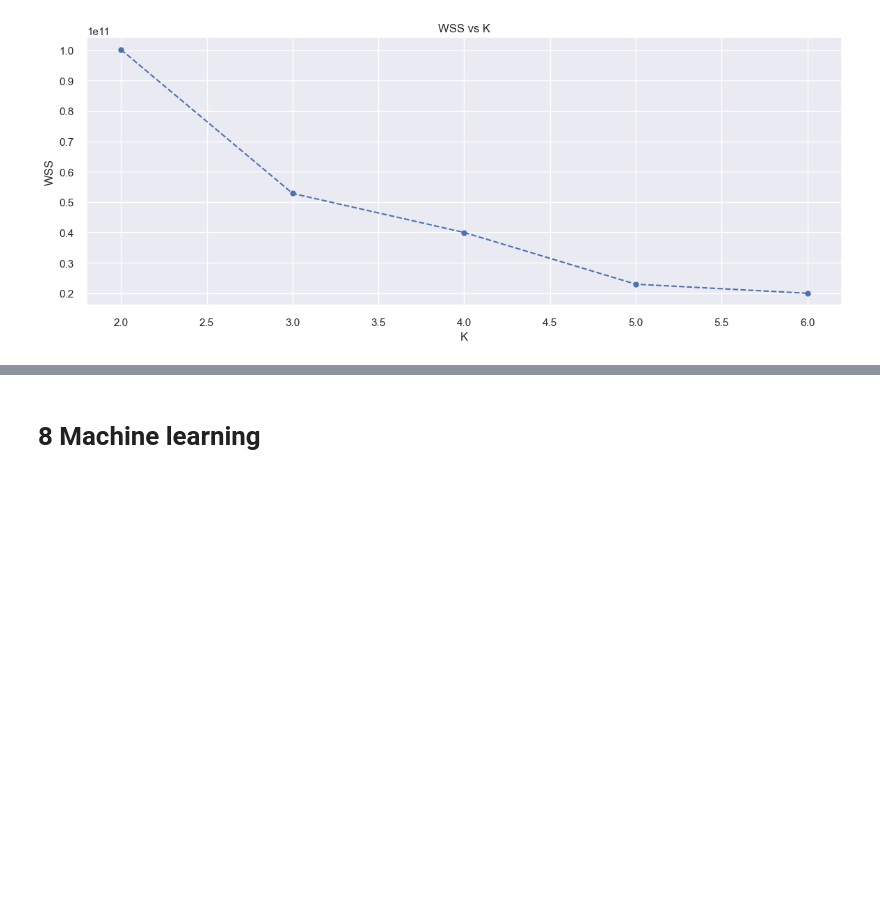
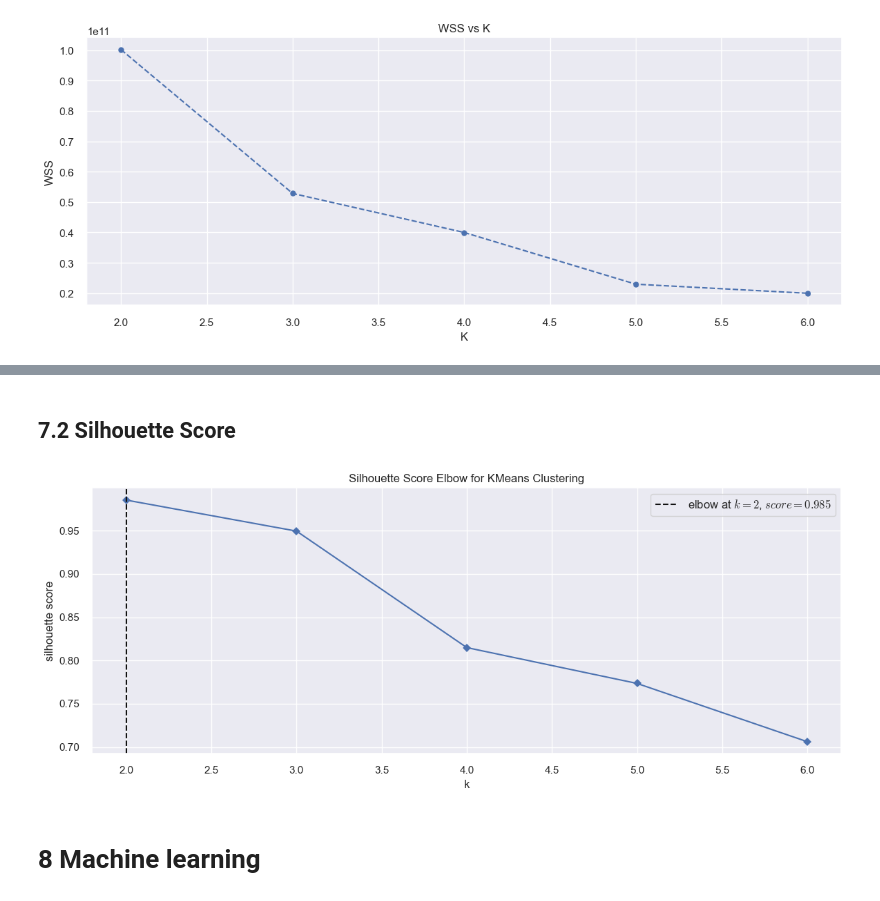
Before and after one commit to brasil95/insiders-cluster-analysis, a Jupyter notebook: notebooks/01_insiders_cluster_analysis.ipynb, the cells around one changed output, grey strips where cells are left out. Cells and saved outputs as stored; diff of their text form; code cells hidden in the pictures; blank space fills up the shorter version.

Commit message:
Definindo n de cluster pelo Silhouette Score

```diff
--- a/notebooks/01_insiders_cluster_analysis.ipynb
+++ b/notebooks/01_insiders_cluster_analysis.ipynb
@@ -325,3 +324,11 @@ kmeans.show()
+# %% [markdown]
+## 7.2 Silhouette Score
+# %%
+kmeans = KElbowVisualizer(KMeans(init='random', n_clusters=k, n_init=10, max_iter=300, random_state=42), k=clusters, metric='silhouette',timings=False)
+kmeans.fit(X)
+kmeans.show();
+# %% [output]
+[figure, added]
 # %% [markdown]
 # 8 Machine learning
 # %% [markdown]
```
Also changed, not shown: parts of 2 cells of this notebook.
